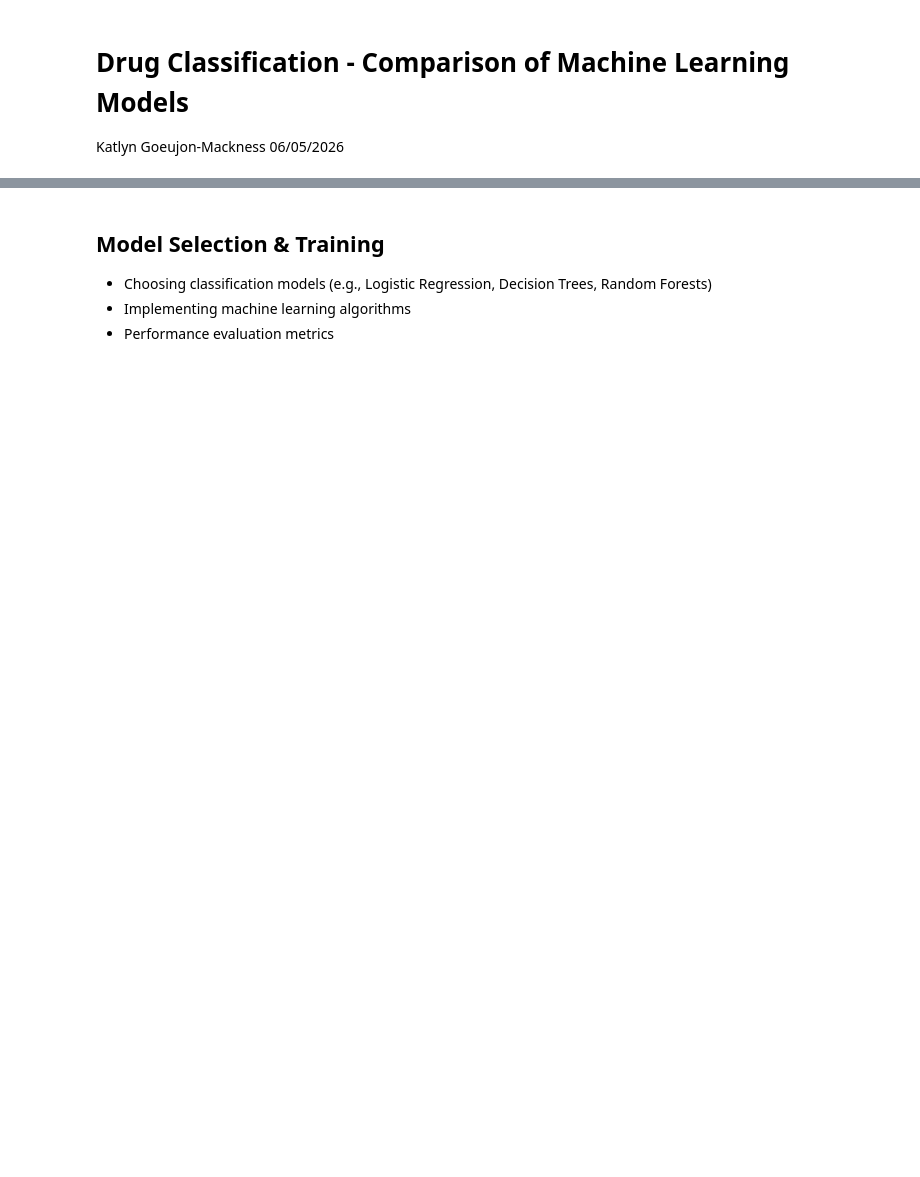
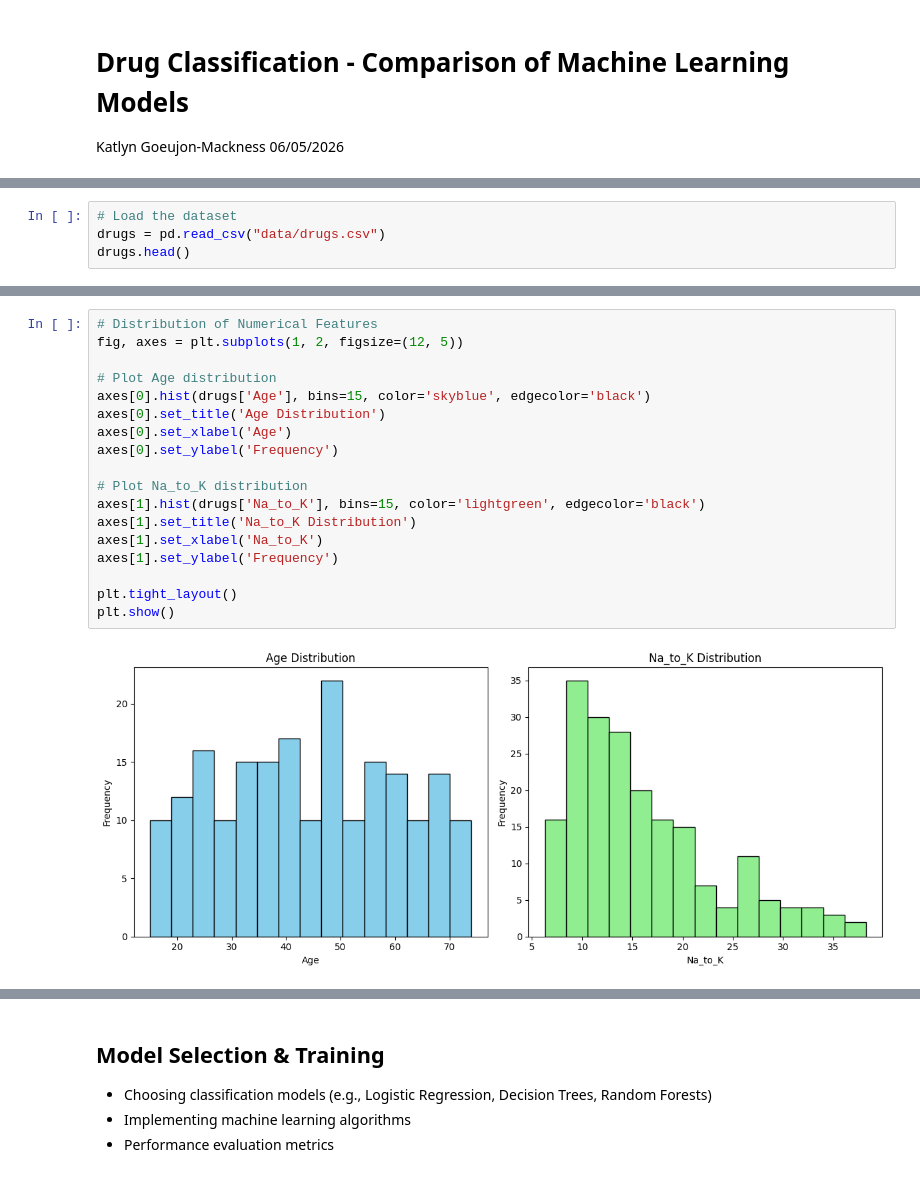
Before and after one commit to katiemackness/drug-prediction, a Jupyter notebook: drug-classification.ipynb, the cells around one changed output, grey strips where cells are left out. Saved outputs shown, nothing was run; the diff lists cells and outputs as text; blank space fills up the shorter version.

```diff
--- a/drug-classification.ipynb
+++ b/drug-classification.ipynb
@@ -63,0 +90,4 @@ We will explore the following classification algorithms:
+# %%
+# Load the dataset
+drugs = pd.read_csv("data/drugs.csv")
+drugs.head()
@@ -63,0 +144,20 @@ We will explore the following classification algorithms:
+# %%
+# Distribution of Numerical Features
+fig, axes = plt.subplots(1, 2, figsize=(12, 5))
+
+# Plot Age distribution
+axes[0].hist(drugs['Age'], bins=15, color='skyblue', edgecolor='black')
+axes[0].set_title('Age Distribution')
+axes[0].set_xlabel('Age')
+axes[0].set_ylabel('Frequency')
+
+# Plot Na_to_K distribution
+axes[1].hist(drugs['Na_to_K'], bins=15, color='lightgreen', edgecolor='black')
+axes[1].set_title('Na_to_K Distribution')
+axes[1].set_xlabel('Na_to_K')
+axes[1].set_ylabel('Frequency')
+
+plt.tight_layout()
+plt.show()
+# %% [output]
+[figure, added]
```
Also changed, not shown: parts of 23 cells of this notebook.
